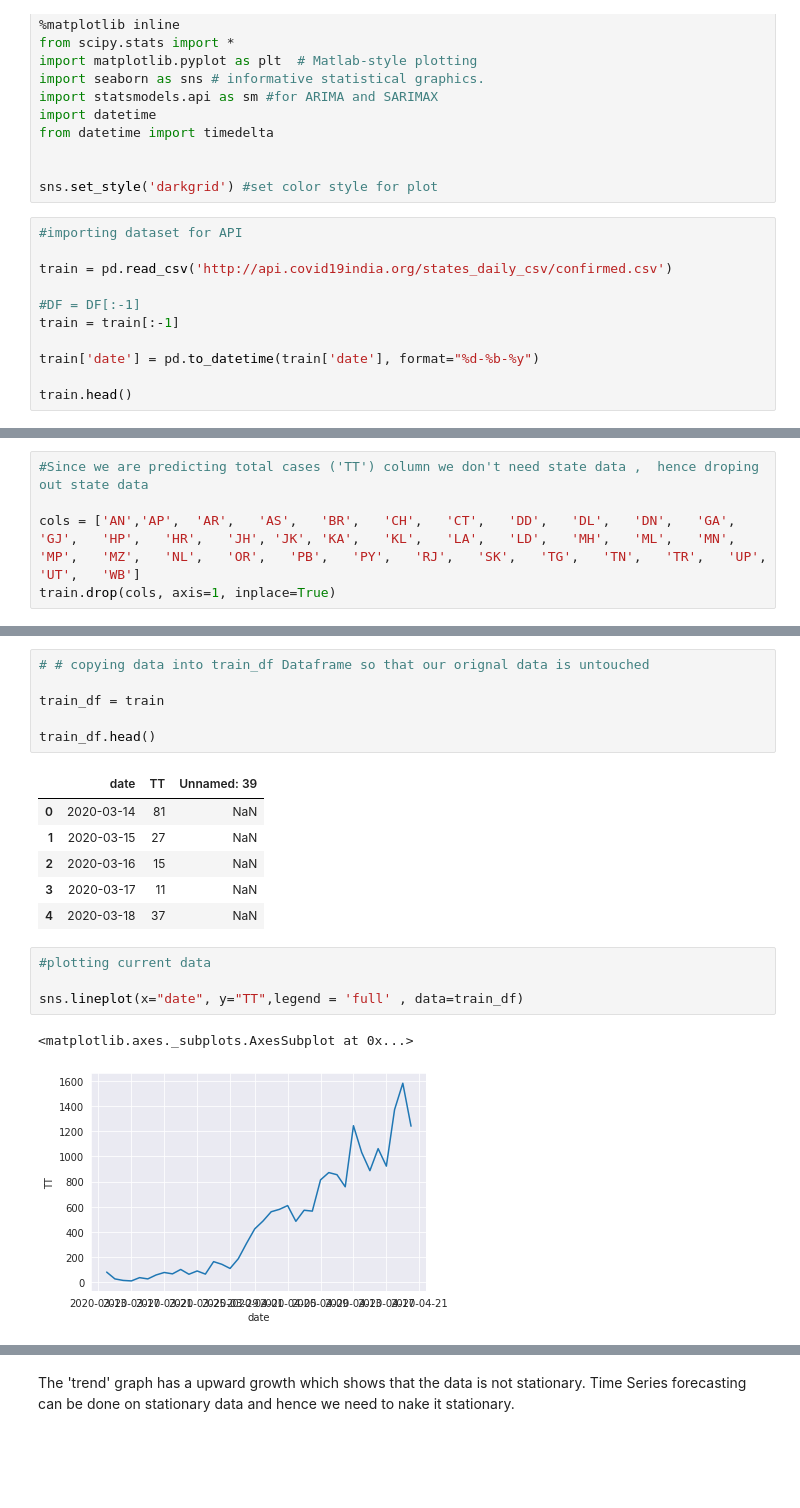
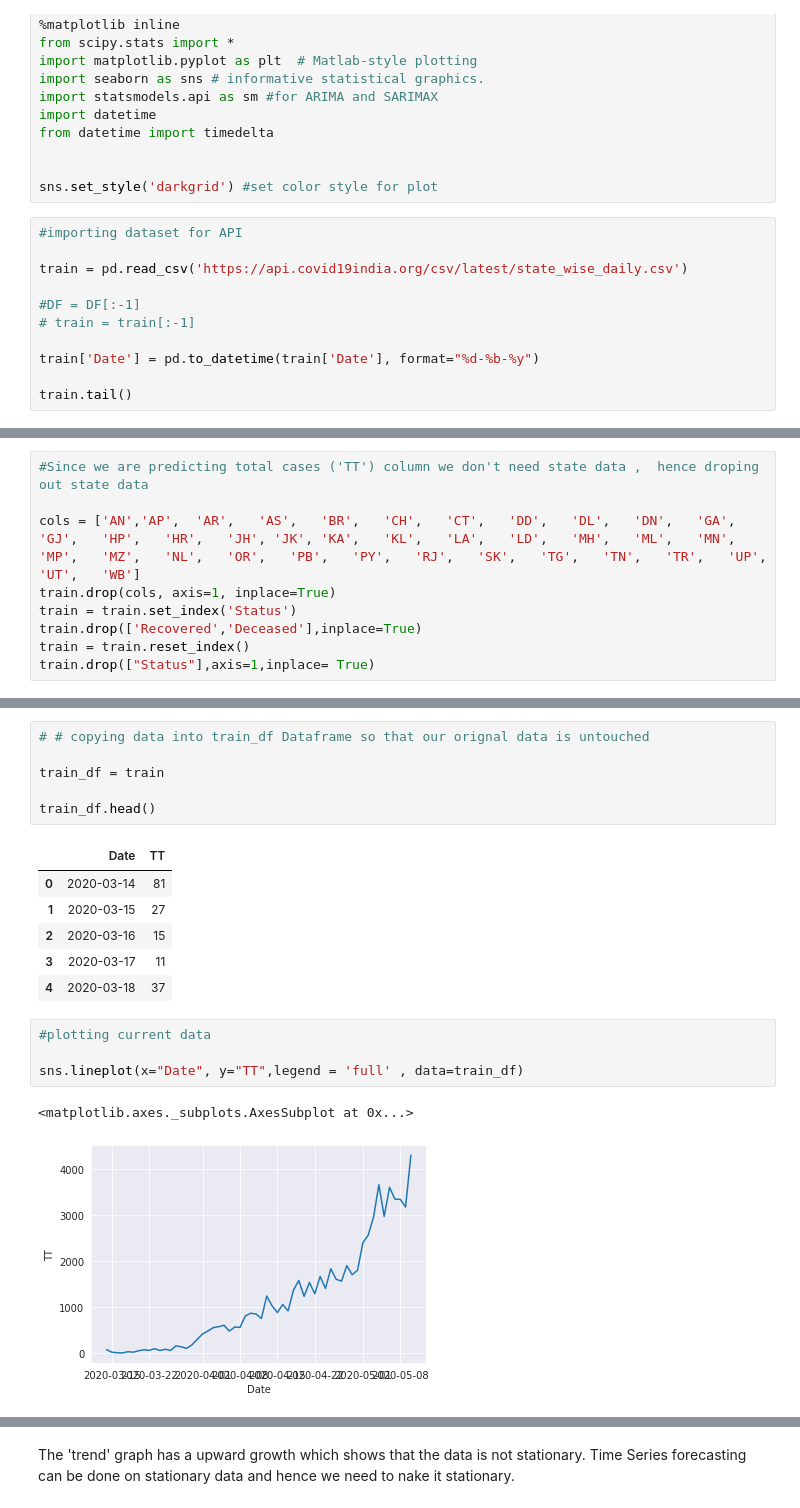
Before and after one commit to parthbhide/Time-Series-Forecasting-for-Covid-19, a Jupyter notebook: Updated_time_series_forecasting.ipynb, the cells around one changed output, grey strips where cells are left out. Drawn from its saved outputs; the diff is of its cells as text; blank space fills up the shorter version.

```diff
--- a/Updated_time_series_forecasting.ipynb
+++ b/Updated_time_series_forecasting.ipynb
@@ -16,12 +16,12 @@ sns.set_style('darkgrid') #set color style for plot
 # %%
 #importing dataset for API
 
-train = pd.read_csv('http://api.covid19india.org/states_daily_csv/confirmed.csv')
+train = pd.read_csv('https://api.covid19india.org/csv/latest/state_wise_daily.csv')
 
 #DF = DF[:-1]
-train = train[:-1]
+# train = train[:-1]
 
-train['date'] = pd.to_datetime(train['date'], format="%d-%b-%y")
+train['Date'] = pd.to_datetime(train['Date'], format="%d-%b-%y")
 
-train.head()
+train.tail()
 # %% [output]
@@ -36,4 +36,8 @@ train.head()
 
 cols = ['AN','AP',	'AR',	'AS',	'BR',	'CH',	'CT',	'DD',	'DL',	'DN',	'GA',	'GJ',	'HP',	'HR',	'JH', 'JK',	'KA',	'KL',	'LA',	'LD',	'MH',	'ML',	'MN',	'MP',	'MZ',	'NL',	'OR',	'PB',	'PY',	'RJ',	'SK',	'TG',	'TN',	'TR',	'UP',	'UT',	'WB']
 train.drop(cols, axis=1, inplace=True)
+train = train.set_index('Status')
+train.drop(['Recovered','Deceased'],inplace=True)
+train = train.reset_index()
+train.drop(["Status"],axis=1,inplace= True)
 # %%
@@ -52,19 +56,19 @@ train_df = train
 
 train_df.head()
 # %% [output]
-|  | date | TT | Unnamed: 39 |
-| 0 | 2020-03-14 | 81 | NaN |
-| 1 | 2020-03-15 | 27 | NaN |
-| 2 | 2020-03-16 | 15 | NaN |
-| 3 | 2020-03-17 | 11 | NaN |
-| 4 | 2020-03-18 | 37 | NaN |
+|  | Date | TT |
+| 0 | 2020-03-14 | 81 |
+| 1 | 2020-03-15 | 27 |
+| 2 | 2020-03-16 | 15 |
+| 3 | 2020-03-17 | 11 |
+| 4 | 2020-03-18 | 37 |
 # %%
 #plotting current data
 
-sns.lineplot(x="date", y="TT",legend = 'full' , data=train_df)
+sns.lineplot(x="Date", y="TT",legend = 'full' , data=train_df)
 # %% [output]
 <matplotlib.axes._subplots.AxesSubplot at 0x...>
-[figure, old version]
+[figure, new version]
 # %%
 #setting 'date' column as index columna as forecasting will be done for this column
 #making 'TT' as float for statistical calculations
```
Also changed, not shown: parts of 24 cells of this notebook.
